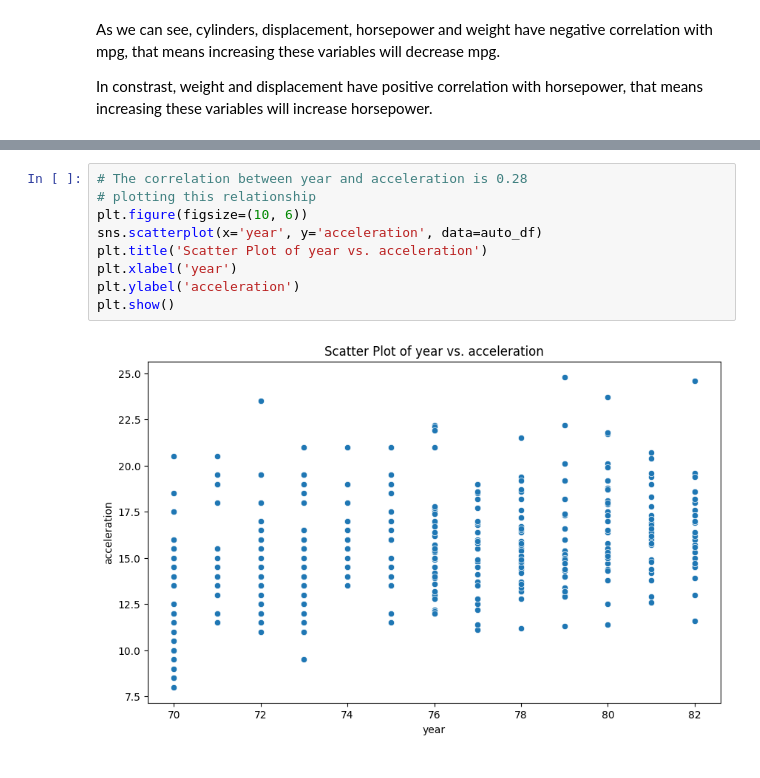
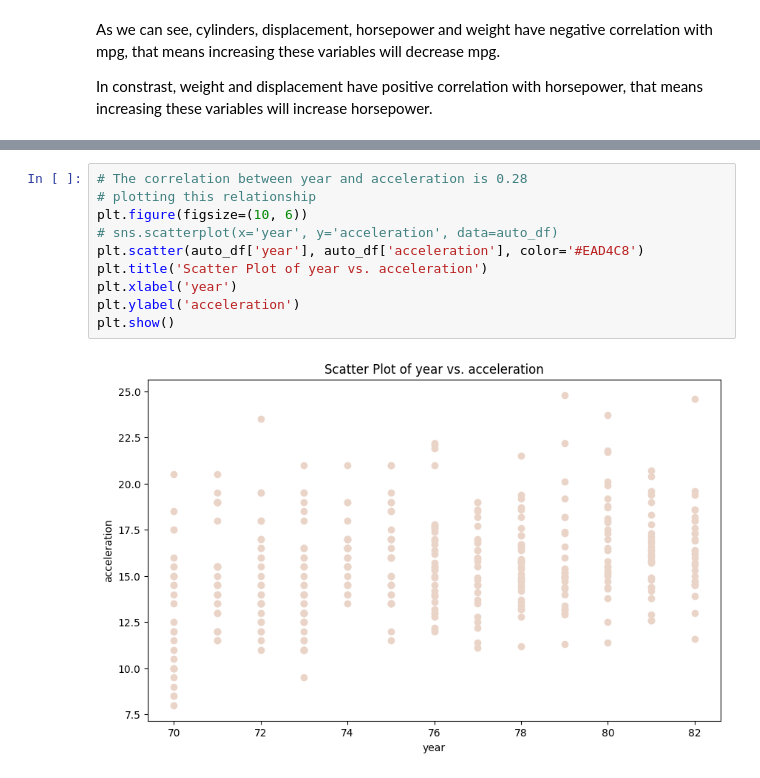
Before and after one commit to GabrielRomaoG/correlation_heatmap_python, a Jupyter notebook: heat_map.ipynb, the cells around one changed output, grey strips where cells are left out. Drawn from its saved outputs; the diff is of its cells as text.

```diff
--- a/heat_map.ipynb
+++ b/heat_map.ipynb
@@ -129,11 +129,12 @@ plt.show()
 # %%
 # The correlation between year and acceleration is 0.28
 # plotting this relationship
 plt.figure(figsize=(10, 6))
-sns.scatterplot(x='year', y='acceleration', data=auto_df)
+# sns.scatterplot(x='year', y='acceleration', data=auto_df)
+plt.scatter(auto_df['year'], auto_df['acceleration'], color='#EAD4C8')
 plt.title('Scatter Plot of year vs. acceleration')
 plt.xlabel('year')
 plt.ylabel('acceleration')
 plt.show()
 # %% [output]
-[figure, old version]
+[figure, new version]
```
Also changed, not shown: parts of 2 cells of this notebook.
